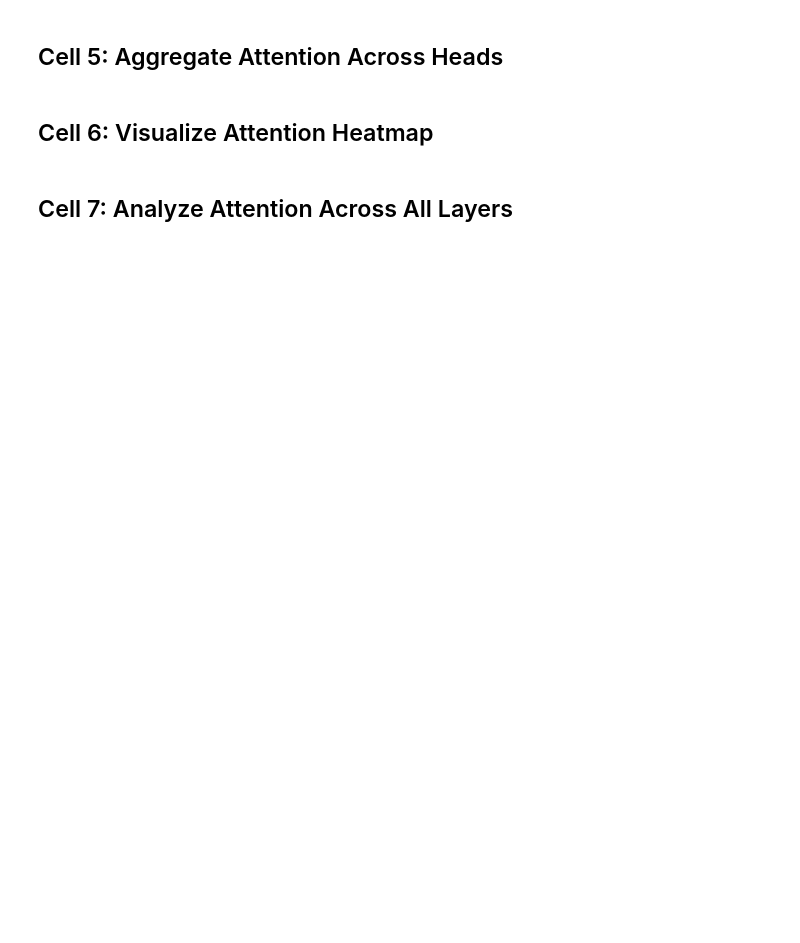
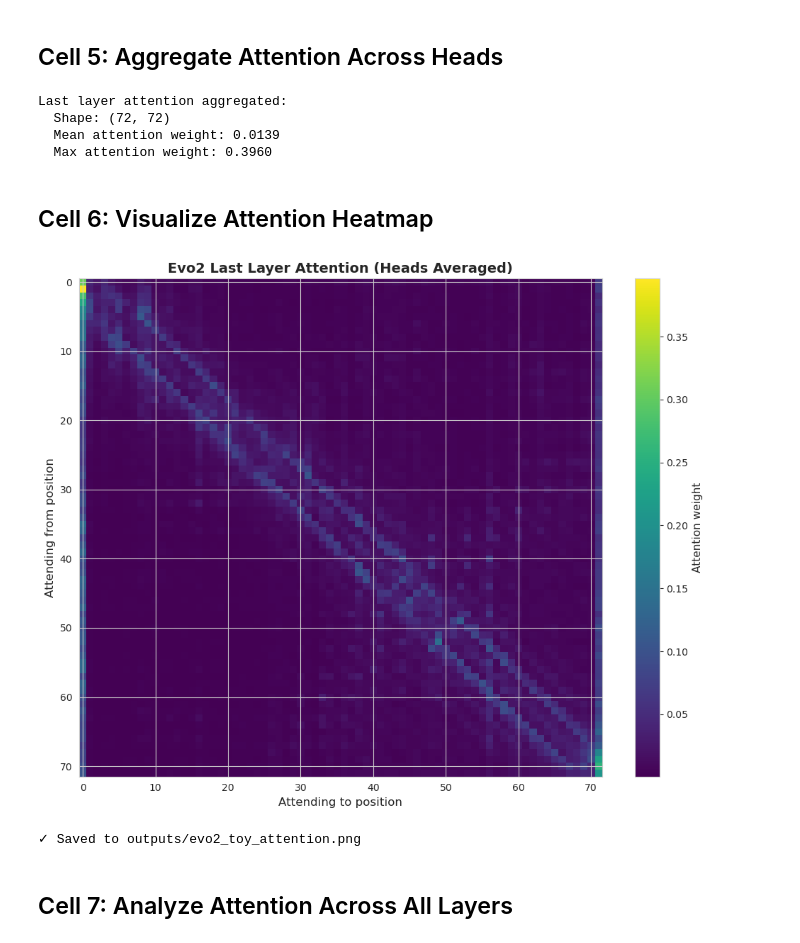
Before and after one commit to meehljd/pre-phd-genomics, a Jupyter notebook: 01_interpretability/00_evo2_attention_setup.ipynb, the cells around one changed output. Saved outputs shown, nothing was run; the diff lists cells and outputs as text; code cells hidden in the pictures; blank space fills up the shorter version.

```diff
--- a/01_interpretability/00_evo2_attention_setup.ipynb
+++ b/01_interpretability/00_evo2_attention_setup.ipynb
@@ -40,21 +40,17 @@ Output directory: outputs
 # %% [markdown]
 ## Cell 2: Load Evo2 Model
 # %%
-from transformers import AutoModel, AutoTokenizer
+from transformers import EsmModel, EsmTokenizer
 
-# Evo2 model from arcinstitute
-model_name = "arcinstitute/evo2_1b_base"  # Use this one (1B parameter model)
-# Alternative: "arcinstitute/savanna_evo2_1b_base"
+model_name = "facebook/esm2_t33_650M_UR50D"
 print(f"Loading {model_name}...")
 
 # Load tokenizer and model with attention outputs enabled
 try:
-    tokenizer = AutoTokenizer.from_pretrained(model_name, trust_remote_code=True)
-    model = AutoModel.from_pretrained(
+    tokenizer = EsmTokenizer.from_pretrained(model_name)
+    model = EsmModel.from_pretrained(
         model_name,
-        trust_remote_code=True,
         output_attentions=True,  # CRITICAL: enables attention extraction
-        device_map="auto"  # Auto-optimize for Mac Metal
     )
 except Exception as e:
     print(f"Error loading from HF: {e}")
@@ -78,8 +79,10 @@ ValueError: Unrecognized model in arcinstitute/evo2_1b_base. Should have a `mode
 # %% [markdown]
 ## Cell 3: Test on Toy Sequence (100bp)
 # %%
-# Create toy DNA sequence
-toy_seq = "ATGCGATCGATCGATCGATCGATCGATCGATCGATCGATCGATCGATCGATCGATCGATCGATCGATCGATCGATCGATCGATCGATCGATCGATCGATCG"
+# Create toy amino acid sequence
+toy_seq = "MVHLTPEEKS AVTALWGKVN VDEVGGEALG RLLNVLVCVL AHHFGKEFTP PVQAAYQKVV AGVANALAHK"
+# Removed spaces for processing:
+toy_seq = toy_seq.replace(" ", "")
 
 print(f"Test sequence:")
 print(f"  Length: {len(toy_seq)} bp")
@@ -89,4 +92,4 @@ print(f"  Sequence: {toy_seq[:50]}...")
 tokens = tokenizer(toy_seq, return_tensors="pt")
 print(f"\nTokenization:")
 print(f"  Input IDs shape: {tokens['input_ids'].shape}")
-print(f"  Token IDs: {tokens['input_ids'].squeeze()[:20]}...") # Show first 20 tokens
+print(f"  Token IDs: {tokens['input_ids'].squeeze()[:20]}...")  # Show first 20 tokens
@@ -127,6 +150,7 @@ def aggregate_heads(attention_tensor):
     aggregated = attention_tensor.squeeze(0).mean(dim=0)  # (seq_len, seq_len)
     return aggregated.cpu().numpy()
 
+
 # Test on last layer
 last_layer_attn = attentions[-1]  # (batch, heads, seq_len, seq_len)
 aggregated = aggregate_heads(last_layer_attn)
@@ -135,22 +159,32 @@ print(f"Last layer attention aggregated:")
 print(f"  Shape: {aggregated.shape}")
 print(f"  Mean attention weight: {aggregated.mean():.4f}")
 print(f"  Max attention weight: {aggregated.max():.4f}")
+# %% [output]
+Last layer attention aggregated:
+  Shape: (72, 72)
+  Mean attention weight: 0.0139
+  Max attention weight: 0.3960
 # %% [markdown]
 ## Cell 6: Visualize Attention Heatmap
 # %%
 # Plot last layer attention
 fig, ax = plt.subplots(figsize=(10, 8))
-im = ax.imshow(aggregated, cmap='viridis', aspect='auto')
-ax.set_xlabel('Attending to position', fontsize=12)
-ax.set_ylabel('Attending from position', fontsize=12)
-ax.set_title('Evo2 Last Layer Attention (Heads Averaged)', fontsize=14, fontweight='bold')
+im = ax.imshow(aggregated, cmap="viridis", aspect="auto")
+ax.set_xlabel("Attending to position", fontsize=12)
+ax.set_ylabel("Attending from position", fontsize=12)
+ax.set_title(
+    "Evo2 Last Layer Attention (Heads Averaged)", fontsize=14, fontweight="bold"
+)
 cbar = plt.colorbar(im, ax=ax)
-cbar.set_label('Attention weight', fontsize=11)
+cbar.set_label("Attention weight", fontsize=11)
 plt.tight_layout()
-plt.savefig(output_dir / 'evo2_toy_attention.png', dpi=150, bbox_inches='tight')
+plt.savefig(output_dir / "evo2_toy_attention.png", dpi=150, bbox_inches="tight")
 plt.show()
 
 print(f"✓ Saved to {output_dir / 'evo2_toy_attention.png'}")
+# %% [output]
+[figure, added]
+✓ Saved to outputs/evo2_toy_attention.png
 # %% [markdown]
 ## Cell 7: Analyze Attention Across All Layers
 # %%
```
Also changed, not shown: parts of 13 cells of this notebook, 6 other files.
